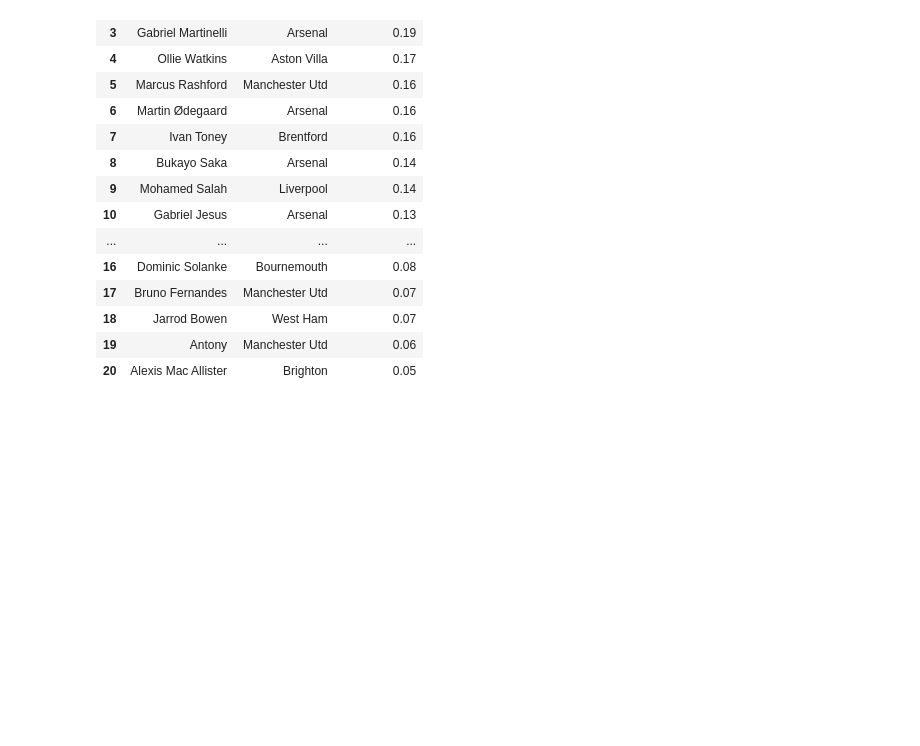
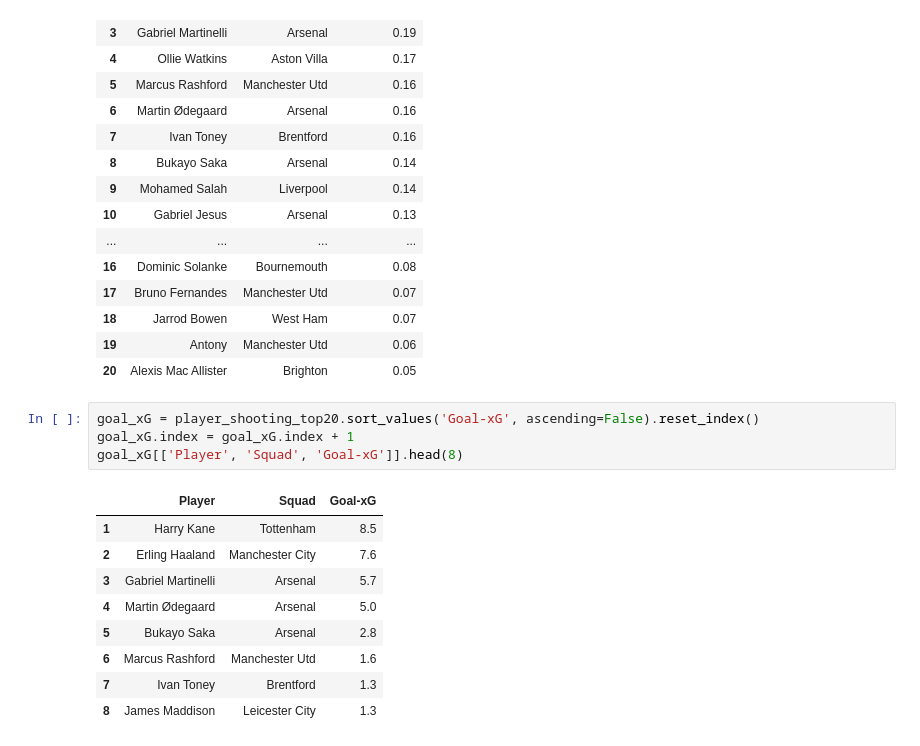
Before and after one commit to ayomidecole/Prem2022-23-data, a Jupyter notebook: x_player_shooting_analysis.ipynb, the cells around one changed output. Cells and saved outputs as stored; diff of their text form; blank space fills up the shorter version.

```diff
--- a/x_player_shooting_analysis.ipynb
+++ b/x_player_shooting_analysis.ipynb
@@ -88,3 +92,17 @@ goal_eff[['Player', 'Squad', 'Goal/TotShot']]
 | 18 | Jarrod Bowen | West Ham | 0.07 |
 | 19 | Antony | Manchester Utd | 0.06 |
 | 20 | Alexis Mac Allister | Brighton | 0.05 |
+# %%
+goal_xG = player_shooting_top20.sort_values('Goal-xG', ascending=False).reset_index()
+goal_xG.index = goal_xG.index + 1
+goal_xG[['Player', 'Squad', 'Goal-xG']].head(8)
+# %% [output]
+|  | Player | Squad | Goal-xG |
+| 1 | Harry Kane | Tottenham | 8.5 |
+| 2 | Erling Haaland | Manchester City | 7.6 |
+| 3 | Gabriel Martinelli | Arsenal | 5.7 |
+| 4 | Martin Ødegaard | Arsenal | 5.0 |
+| 5 | Bukayo Saka | Arsenal | 2.8 |
+| 6 | Marcus Rashford | Manchester Utd | 1.6 |
+| 7 | Ivan Toney | Brentford | 1.3 |
+| 8 | James Maddison | Leicester City | 1.3 |
```
Also changed, not shown: parts of 4 cells of this notebook.
